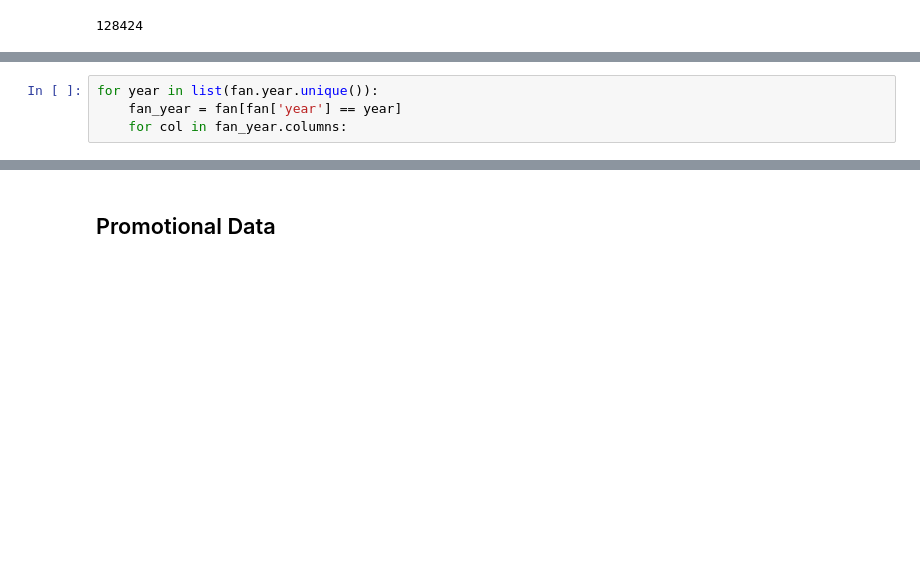
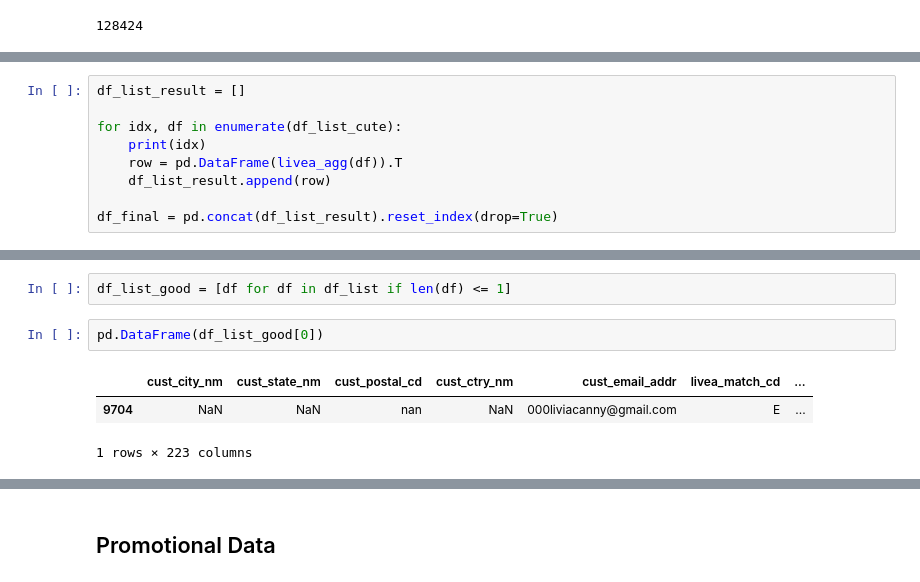
Before and after one commit to mathewj1/acl_spring_24_bulls2, a Jupyter notebook: notebooks/data_cleaning.ipynb, the cells around one changed output, grey strips where cells are left out. Cells and saved outputs as stored; diff of their text form; blank space fills up the shorter version.

Commit message:
merging and eda of data

```diff
--- a/notebooks/data_cleaning.ipynb
+++ b/notebooks/data_cleaning.ipynb
@@ -759,4 +596,0 @@ AttributeError: 'int' object has no attribute 'unique'
-# %%
-for year in list(fan.year.unique()):
-    fan_year = fan[fan['year'] == year]
-    for col in fan_year.columns:
@@ -814,0 +638,9 @@ True
+# %%
+df_list_result = []
+
+for idx, df in enumerate(df_list_cute):
+    print(idx)
+    row = pd.DataFrame(livea_agg(df)).T
+    df_list_result.append(row)
+
+df_final = pd.concat(df_list_result).reset_index(drop=True)
@@ -814,0 +676,8 @@ True
+# %%
+df_list_good = [df for df in df_list if len(df) <= 1]
+# %%
+pd.DataFrame(df_list_good[0])
+# %% [output]
+|  | cust_city_nm | cust_state_nm | cust_postal_cd | cust_ctry_nm | cust_email_addr | livea_match_cd | ... |
+| 9704 | NaN | NaN | nan | NaN | 000liviacanny@gmail.com | E | ... |
+1 rows × 223 columns
```
Also changed, not shown: parts of 42 cells of this notebook, 2 other files.
